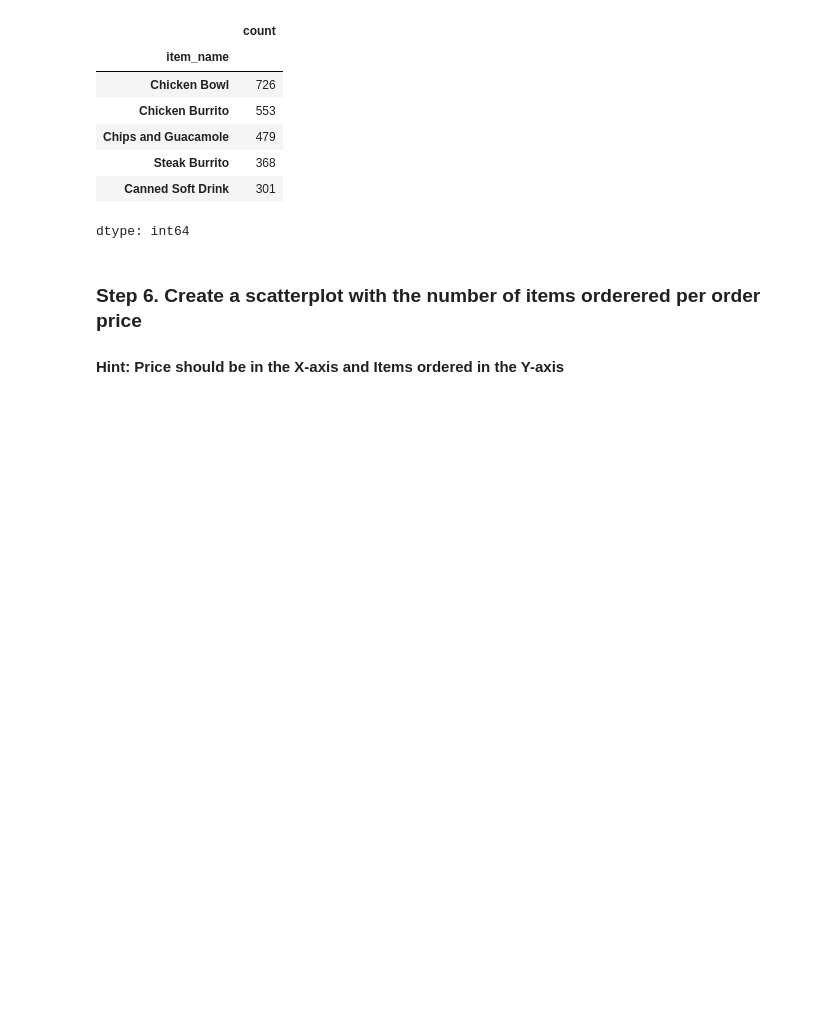
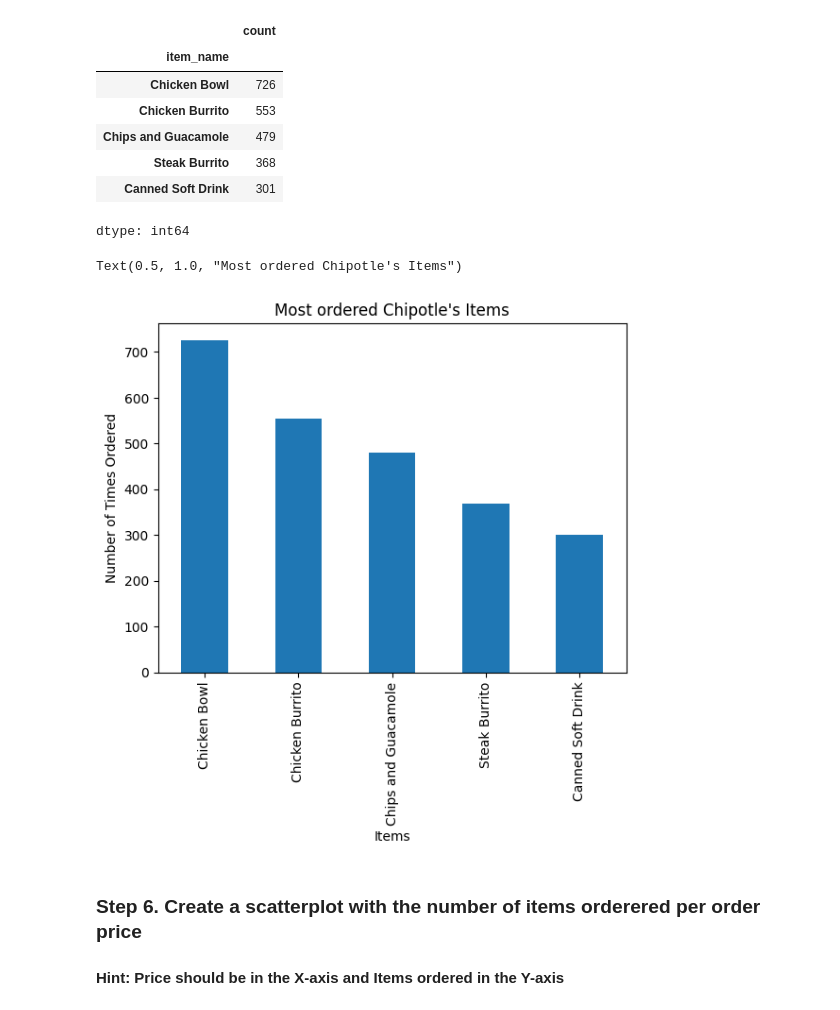
Before and after one commit to omj3424/Python_Programming_Study, a Jupyter notebook: pandas_exercises/07_Visualization/Chipotle/Exercises.ipynb, the cells around one changed output. Saved outputs shown, nothing was run; the diff lists cells and outputs as text; code cells hidden in the pictures; blank space fills up the shorter version.

```diff
--- a/pandas_exercises/07_Visualization/Chipotle/Exercises.ipynb
+++ b/pandas_exercises/07_Visualization/Chipotle/Exercises.ipynb
@@ -52,6 +52,15 @@ top5
 | Steak Burrito | 368 |
 | Canned Soft Drink | 301 |
 dtype: int64
+# %%
+top5.plot(kind='bar')
+
+plt.xlabel('Items')
+plt.ylabel('Number of Times Ordered')
+plt.title('Most ordered Chipotle\'s Items')
+# %% [output]
+Text(0.5, 1.0, "Most ordered Chipotle's Items")
+[figure, added]
 # %% [markdown]
 ### Step 6. Create a scatterplot with the number of items orderered per order price
 #### Hint: Price should be in the X-axis and Items ordered in the Y-axis
```
Also changed, not shown: parts of 3 cells of this notebook.
